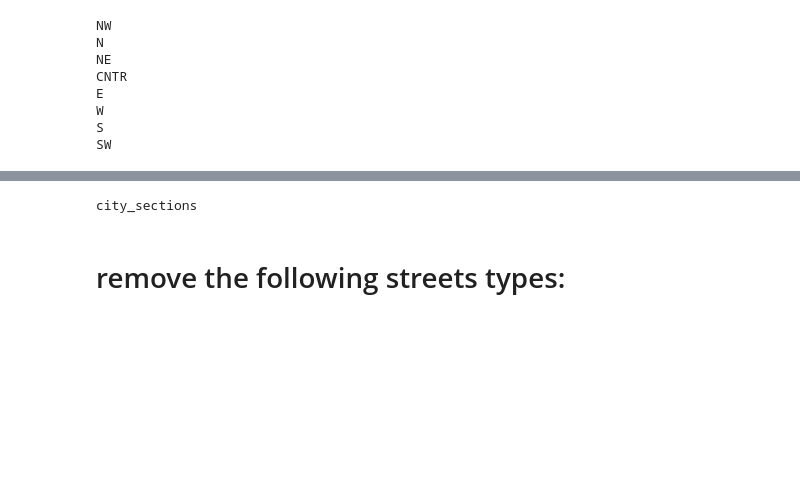
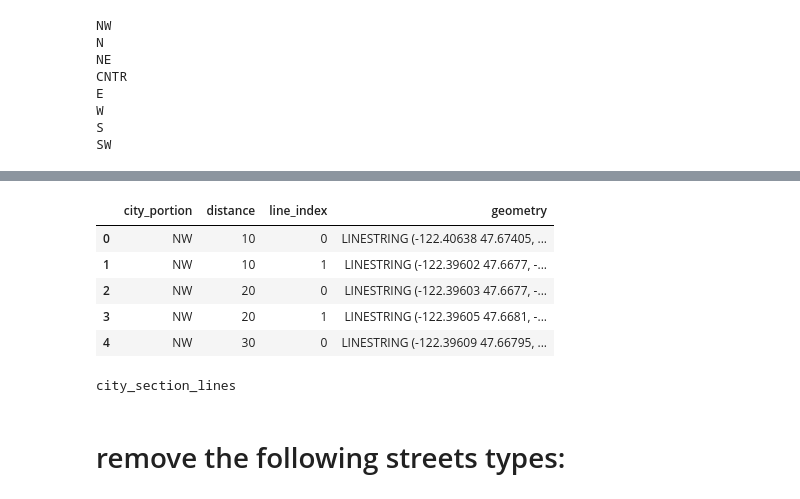
Before and after one commit to mike-babb/seattle_streets, a Jupyter notebook: code/step_02_export_nodes_seattle_streets.ipynb, the cells around one changed output, grey strips where cells are left out. Saved outputs shown, nothing was run; the diff lists cells and outputs as text; code cells hidden in the pictures; blank space fills up the shorter version.

```diff
--- a/code/step_02_export_nodes_seattle_streets.ipynb
+++ b/code/step_02_export_nodes_seattle_streets.ipynb
@@ -302,0 +411,6 @@ cs_json = temp_output_gdf.to_json(drop_id=True, to_wgs84=True)
+# %%
+p_gdf['area_rank'] = p_gdf.groupby(['city_portion'])['area'].rank(method = 'dense', ascending = False)
+# %%
+p_gdf = p_gdf.loc[p_gdf['area_rank'] == 1, :]
+# %%
+p_gdf = p_gdf.to_crs(epsg=4326)
@@ -302,0 +419,2 @@ cs_json = temp_output_gdf.to_json(drop_id=True, to_wgs84=True)
+# %%
+p_gdf = p_gdf.to_crs(epsg = 32610)
@@ -302,0 +477,9 @@ cs_json = temp_output_gdf.to_json(drop_id=True, to_wgs84=True)
+# %%
+output_line_gdf.head()
+# %% [output]
+|  | city_portion | distance | line_index | geometry |
+| 0 | NW | 10 | 0 | LINESTRING (-122.40638 47.67405, ... |
+| 1 | NW | 10 | 1 | LINESTRING (-122.39602 47.6677, -... |
+| 2 | NW | 20 | 0 | LINESTRING (-122.39603 47.6677, -... |
+| 3 | NW | 20 | 1 | LINESTRING (-122.39605 47.6681, -... |
+| 4 | NW | 30 | 0 | LINESTRING (-122.39609 47.66795, ... |
@@ -303,9 +493,9 @@ cs_json = temp_output_gdf.to_json(drop_id=True, to_wgs84=True)
 # %%
 # let's save this a geojson
-write_json(json_data=cs_json, output_file_path='../maps', output_file_name='city_sections.geojson',
+write_json(json_data=cs_json, output_file_path='../maps', output_file_name='city_section_lines.geojson',
            var_name = None)
 # %% [output]
-city_sections
+city_section_lines
 # %% [markdown]
 # remove the following streets types:
 # %% [markdown]
```
Also changed, not shown: parts of 44 cells of this notebook, 9 other files.
